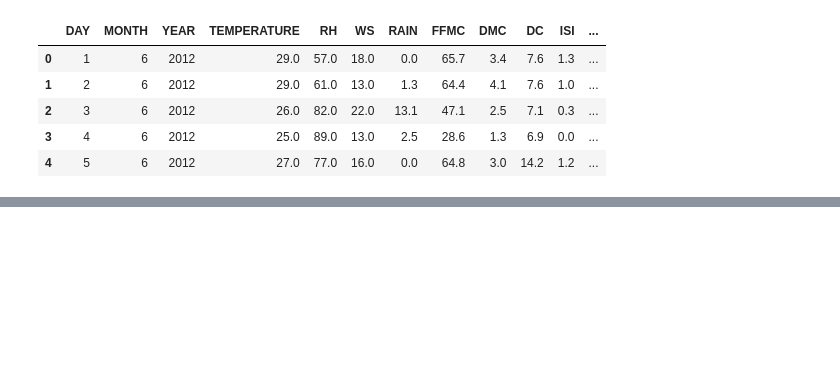
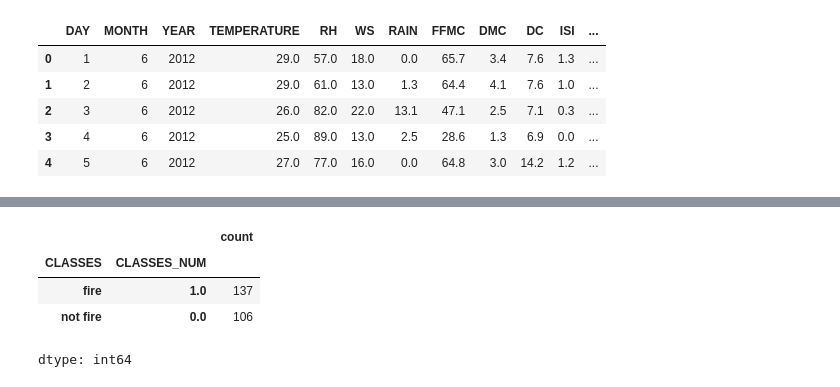
Before and after one commit to taruvaid/Fourier-Neural-Operators, a Jupyter notebook: forest_fire_predictions.ipynb, the cells around one changed output, grey strips where cells are left out. Cells and saved outputs as stored; diff of their text form; code cells hidden in the pictures; blank space fills up the shorter version.

```diff
--- a/forest_fire_predictions.ipynb
+++ b/forest_fire_predictions.ipynb
@@ -323,0 +334,8 @@ df.head()
+# %%
+df[["CLASSES","CLASSES_NUM"]].value_counts()
+# %% [output]
+|  |  | count |
+| CLASSES | CLASSES_NUM |  |
+| fire | 1.0 | 137 |
+| not fire | 0.0 | 106 |
+dtype: int64
```
Also changed, not shown: parts of 11 cells of this notebook.
